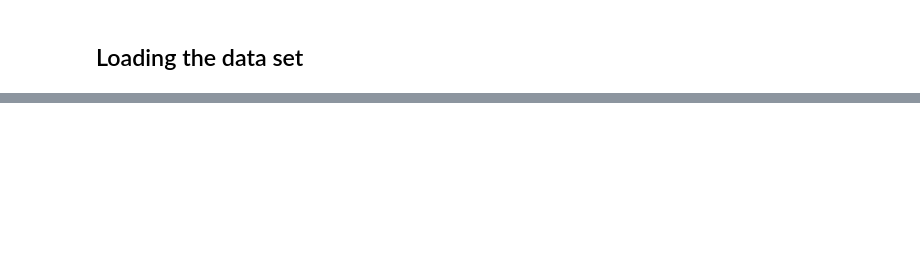
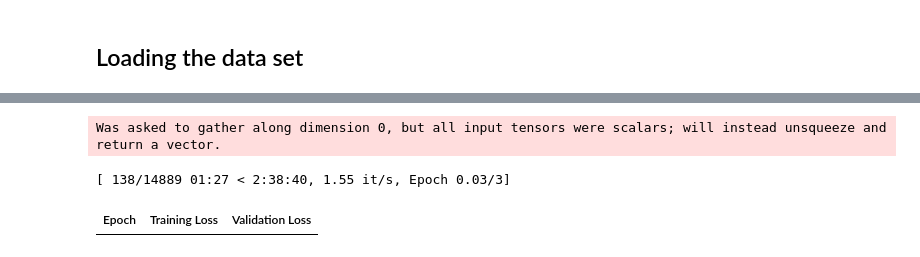
Before and after one commit to chrisvoncsefalvay/daedra, a Jupyter notebook: notebooks/DAEDRA.ipynb, the cells around one changed output, grey strips where cells are left out. Saved outputs shown, nothing was run; the diff lists cells and outputs as text; code cells hidden in the pictures; blank space fills up the shorter version.

```diff
--- a/notebooks/DAEDRA.ipynb
+++ b/notebooks/DAEDRA.ipynb
@@ -216,0 +165,4 @@ shap.plots.text(shap_values)
+# %%
+accuracy = evaluate.load("accuracy")
+precision, recall = evaluate.load("precision"), evaluate.load("recall")
+f1 = evaluate.load("f1")
@@ -216,0 +185,35 @@ shap.plots.text(shap_values)
+# %%
+label_map = {i: label for i, label in enumerate(dataset["test"].features["label"].names)}
+# %%
+tokenizer = AutoTokenizer.from_pretrained(model_ckpt)
+
+cols = dataset["train"].column_names
+cols.remove("label")
+ds_enc = dataset.map(lambda x: tokenizer(x["text"], truncation=True), batched=True, remove_columns=cols)
+
+model = AutoModelForSequenceClassification.from_pretrained(model_ckpt,
+    num_labels=len(dataset["test"].features["label"].names),
+    id2label=label_map,
+    label2id={v:k for k,v in label_map.items()})
+
+args = TrainingArguments(
+    output_dir="vaers",
+    evaluation_strategy="epoch",
+    save_strategy="epoch",
+    learning_rate=2e-5,
+    per_device_train_batch_size=BATCH_SIZE,
+    per_device_eval_batch_size=BATCH_SIZE,
+    num_train_epochs=EPOCHS,
+    weight_decay=.01,
+    logging_steps=1,
+    load_best_model_at_end=True,
+    run_name=f"daedra-training",
+    report_to=["wandb"])
+
+trainer = Trainer(
+        model=model,
+        args=args,
+        train_dataset=ds_enc["train"],
+        eval_dataset=ds_enc["test"],
+        tokenizer=tokenizer,
+        compute_metrics=compute_metrics)
@@ -216,0 +249,8 @@ shap.plots.text(shap_values)
+# %%
+tracker.start()
+trainer.train()
+tracker.stop()
+# %% [output]
+Was asked to gather along dimension 0, but all input tensors were scalars; will instead unsqueeze and return a vector.
+[ 138/14889 01:27 < 2:38:40, 1.55 it/s, Epoch 0.03/3]
+| Epoch | Training Loss | Validation Loss |
```
Also changed, not shown: parts of 52 cells of this notebook.
